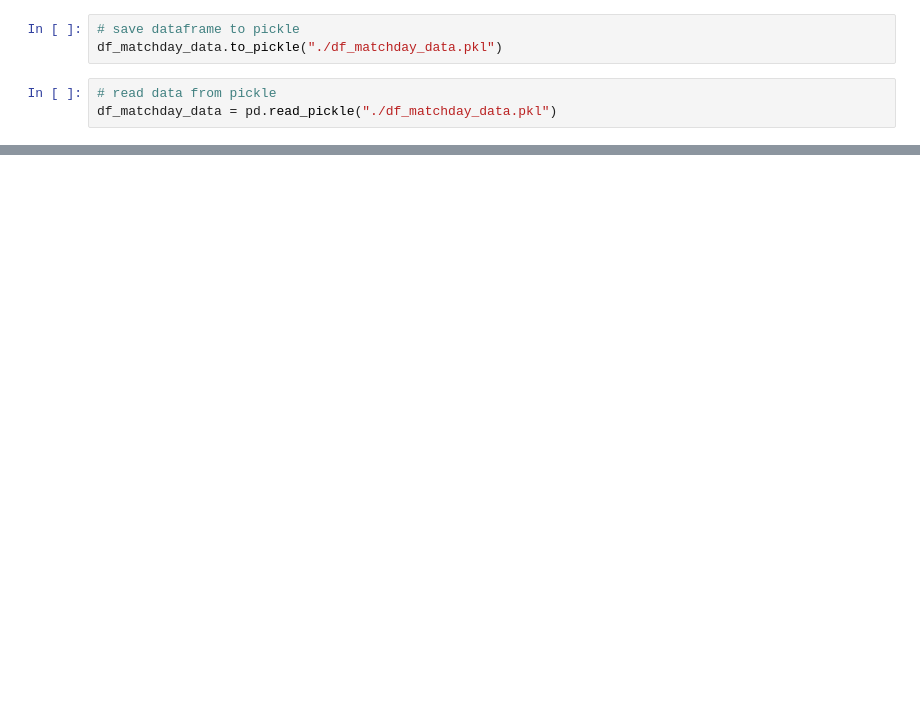
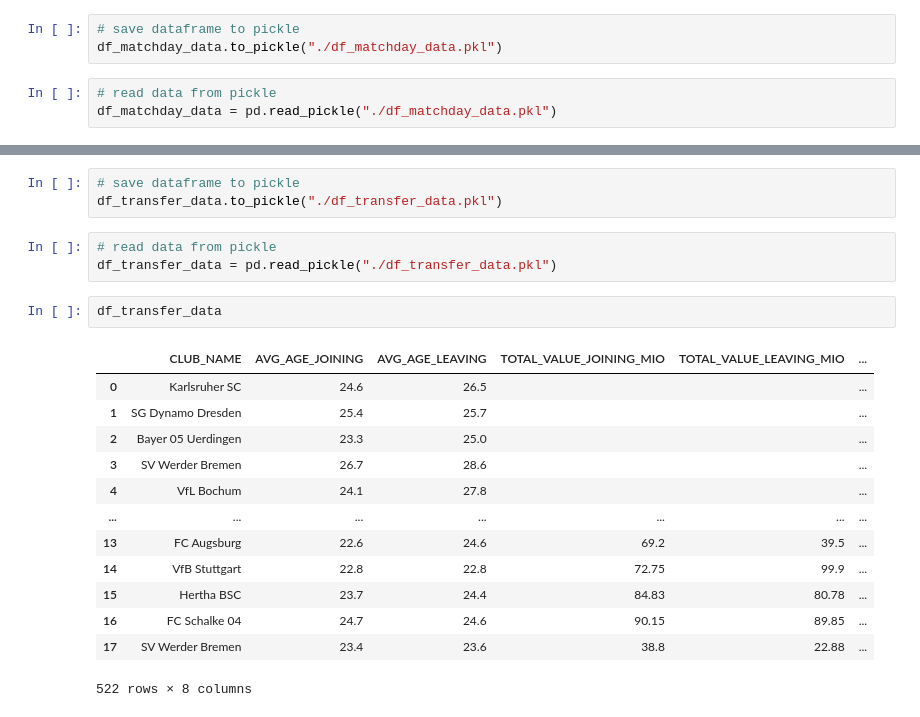
Before and after one commit to lucajanas/web-mining, a Jupyter notebook: Crawler.ipynb, the cells around one changed output, grey strips where cells are left out. Drawn from its saved outputs; the diff is of its cells as text; blank space fills up the shorter version.

Commit message:
add crawling transfer data

```diff
--- a/Crawler.ipynb
+++ b/Crawler.ipynb
@@ -312,0 +416,22 @@ df_matchday_data
+# %%
+# save dataframe to pickle
+df_transfer_data.to_pickle("./df_transfer_data.pkl")
+# %%
+# read data from pickle
+df_transfer_data = pd.read_pickle("./df_transfer_data.pkl")
+# %%
+df_transfer_data
+# %% [output]
+|  | CLUB_NAME | AVG_AGE_JOINING | AVG_AGE_LEAVING | TOTAL_VALUE_JOINING_MIO | TOTAL_VALUE_LEAVING_MIO | ... |
+| 0 | Karlsruher SC | 24.6 | 26.5 |  |  | ... |
+| 1 | SG Dynamo Dresden | 25.4 | 25.7 |  |  | ... |
+| 2 | Bayer 05 Uerdingen | 23.3 | 25.0 |  |  | ... |
+| 3 | SV Werder Bremen | 26.7 | 28.6 |  |  | ... |
+| 4 | VfL Bochum | 24.1 | 27.8 |  |  | ... |
+| ... | ... | ... | ... | ... | ... | ... |
+| 13 | FC Augsburg | 22.6 | 24.6 | 69.2 | 39.5 | ... |
+| 14 | VfB Stuttgart | 22.8 | 22.8 | 72.75 | 99.9 | ... |
+| 15 | Hertha BSC | 23.7 | 24.4 | 84.83 | 80.78 | ... |
+| 16 | FC Schalke 04 | 24.7 | 24.6 | 90.15 | 89.85 | ... |
+| 17 | SV Werder Bremen | 23.4 | 23.6 | 38.8 | 22.88 | ... |
+522 rows × 8 columns
```
Also changed, not shown: parts of 7 cells of this notebook, 2 other files.
